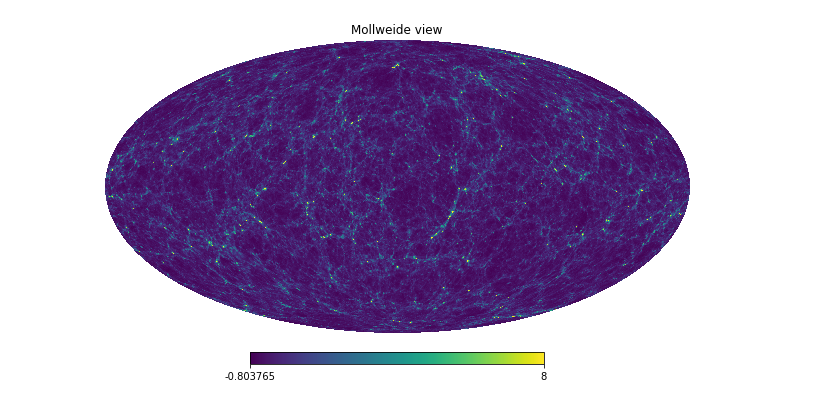
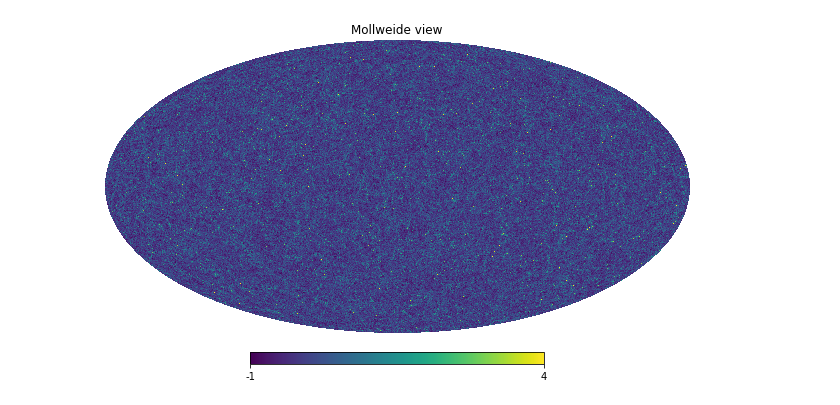
Before and after one commit to wurdahl/kSZfromPC, a Jupyter notebook: Opening-FITS.ipynb, the cells around one changed output. Saved outputs shown, nothing was run; the diff lists cells and outputs as text; code cells hidden in the pictures.

```diff
--- a/Opening-FITS.ipynb
+++ b/Opening-FITS.ipynb
@@ -6,8 +6,8 @@ import matplotlib.pyplot as plt
 import numpy as np
 import healpy as hp
 # %%
-overdensity = hp.read_map("MAPS/overdensity_NS_128_R_256_P_768_DV_32.fits")
-hp.mollview(overdensity,xsize=6400, max=8)
+overdensity = hp.read_map("MAPS/overdensity_NS_2048_R_1024_P_1024_DV_1.fits")
+hp.mollview(overdensity,xsize=6400, max=4)
 # %% [output]
-[figure, old version]
+[figure, new version]
 # %%
```
Also changed, not shown: parts of 10 cells of this notebook.
